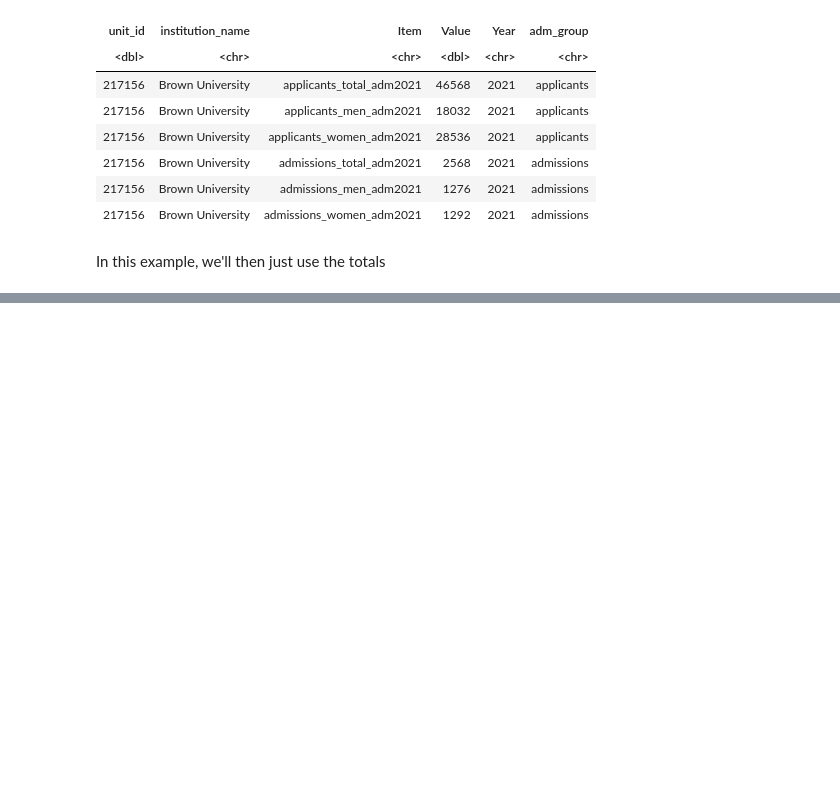
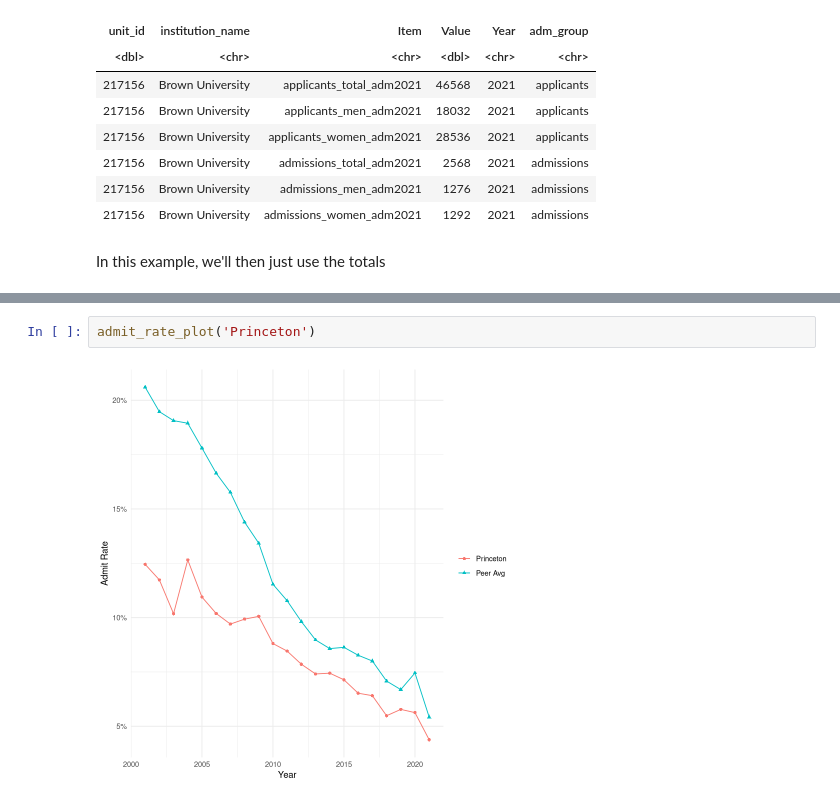
Before and after one commit to AlexMcClung/IR-Tasks, a Jupyter notebook: ipeds-restructuring-example.ipynb, the cells around one changed output, grey strips where cells are left out. Cells and saved outputs as stored; diff of their text form; blank space fills up the shorter version.

```diff
--- a/ipeds-restructuring-example.ipynb
+++ b/ipeds-restructuring-example.ipynb
@@ -99,0 +143,4 @@ A tibble: 6 × 4
+# %%
+admit_rate_plot('Princeton')
+# %% [output]
+[figure, added]
```
Also changed, not shown: parts of 8 cells of this notebook, 2 other files.
